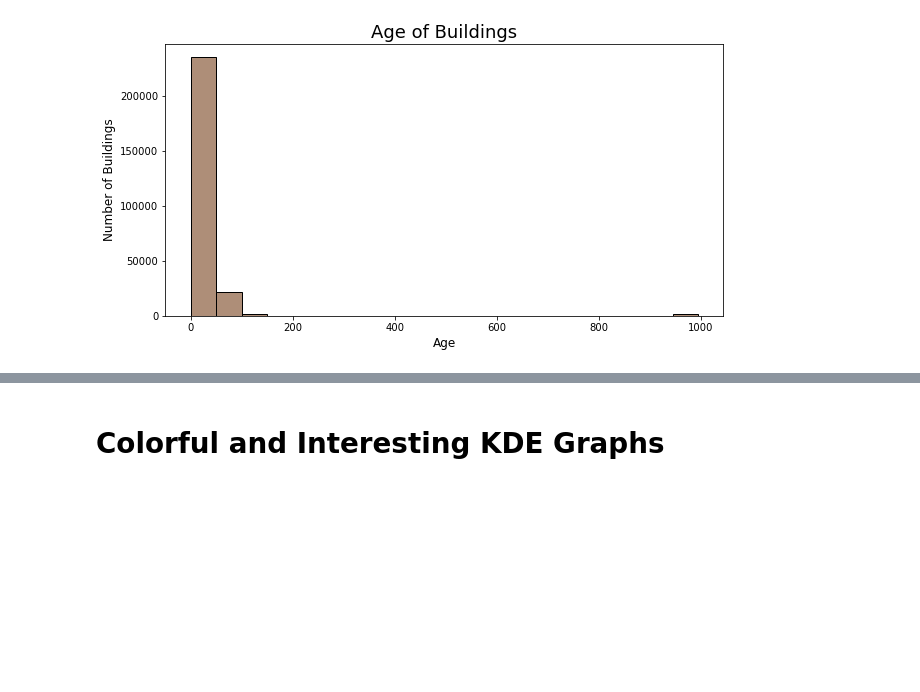
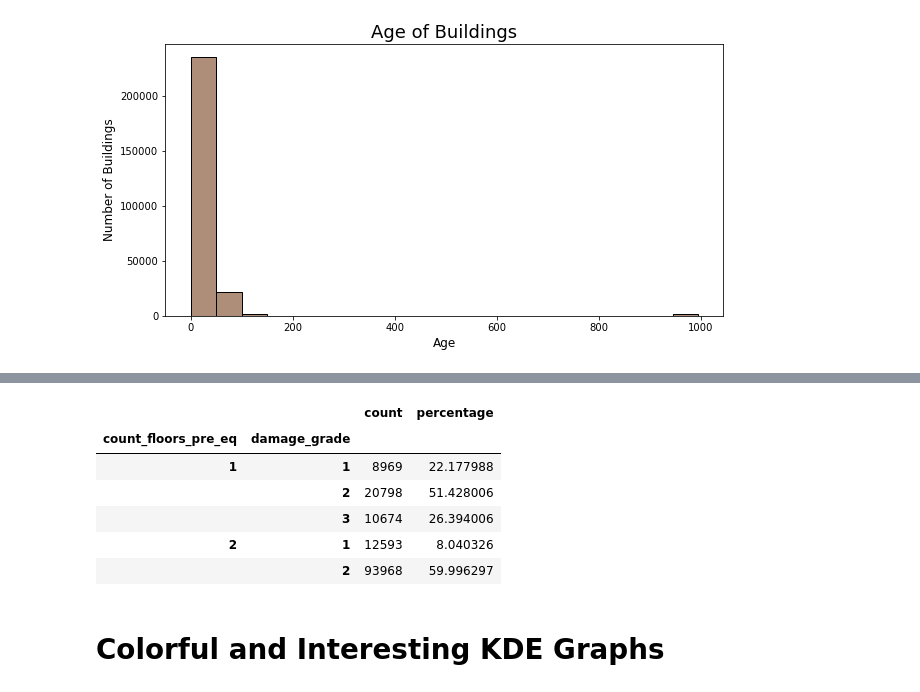
Before and after one commit to twhipple/Modeling_Earthquake_Damage, a Jupyter notebook: Modeling_Earthquake_Damage.ipynb, the cells around one changed output, grey strips where cells are left out. Drawn from its saved outputs; the diff is of its cells as text; code cells hidden in the pictures; blank space fills up the shorter version.

```diff
--- a/Modeling_Earthquake_Damage.ipynb
+++ b/Modeling_Earthquake_Damage.ipynb
@@ -237,4 +289,12 @@ df.count_floors_pre_eq.value_counts()
 df3 = df.reset_index().groupby(['count_floors_pre_eq', 'damage_grade']).size().to_frame('count')
 df3['percentage'] = df3['count'].div(df3.groupby('count_floors_pre_eq')['count'].transform('sum')).mul(100)
 # %%
-df3
+df3.head()
+# %% [output]
+|  |  | count | percentage |
+| count_floors_pre_eq | damage_grade |  |  |
+| 1 | 1 | 8969 | 22.177988 |
+|  | 2 | 20798 | 51.428006 |
+|  | 3 | 10674 | 26.394006 |
+| 2 | 1 | 12593 | 8.040326 |
+|  | 2 | 93968 | 59.996297 |
```
Also changed, not shown: parts of 76 cells of this notebook, 1 other file.
